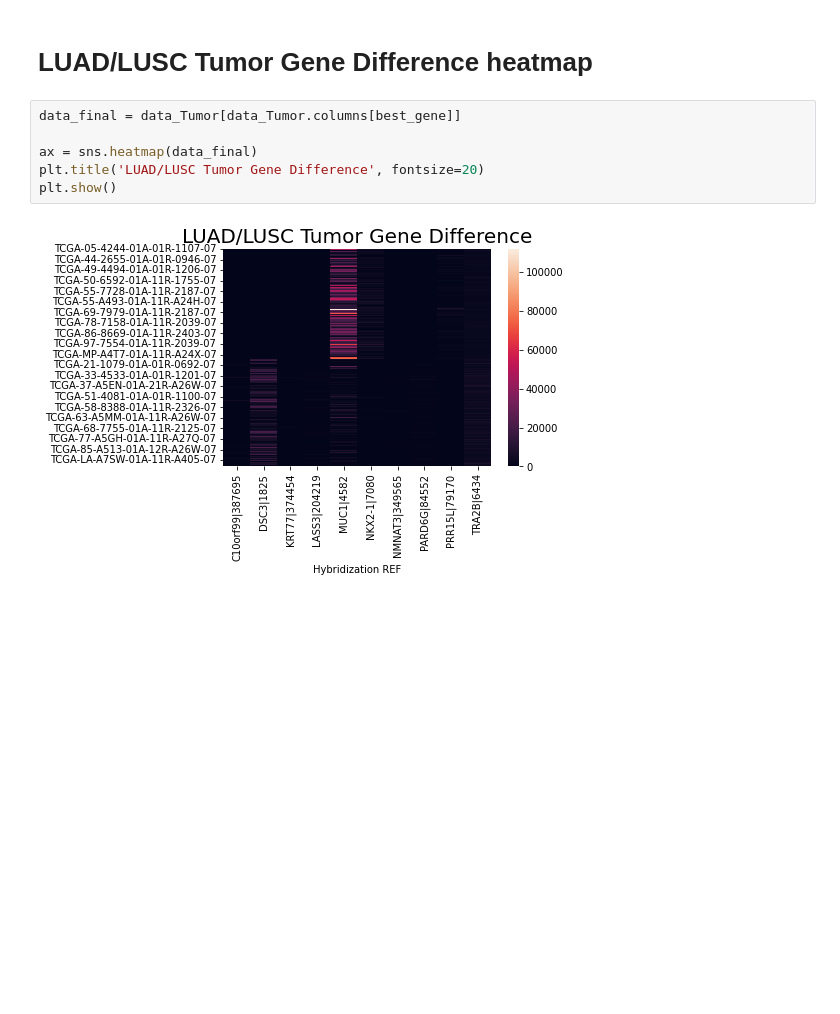
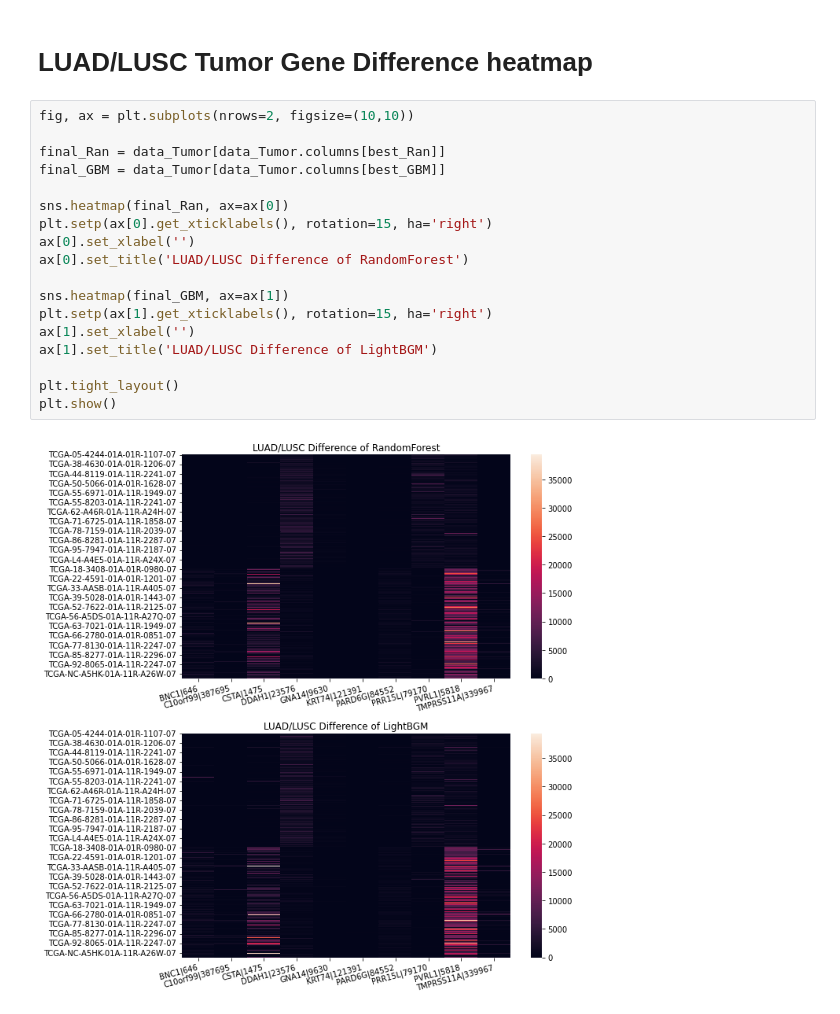
Before and after one commit to meji9086/Biomarker-that-distinguishes-cancer, a Jupyter notebook: TCGA_Data.ipynb, the cells around one changed output. Drawn from its saved outputs; the diff is of its cells as text; blank space fills up the shorter version.

```diff
--- a/TCGA_Data.ipynb
+++ b/TCGA_Data.ipynb
@@ -288,10 +354,22 @@ RMSE':0.23335690592856784
 # %% [markdown]
 # LUAD/LUSC Tumor Gene Difference heatmap
-# %%
-data_final = data_Tumor[data_Tumor.columns[best_gene]]
-
-ax = sns.heatmap(data_final)
-plt.title('LUAD/LUSC Tumor Gene Difference', fontsize=20)
-plt.show()
-# %% [output]
-[figure, removed]
+# %%
+fig, ax = plt.subplots(nrows=2, figsize=(10,10))
+
+final_Ran = data_Tumor[data_Tumor.columns[best_Ran]]
+final_GBM = data_Tumor[data_Tumor.columns[best_GBM]]
+
+sns.heatmap(final_Ran, ax=ax[0])
+plt.setp(ax[0].get_xticklabels(), rotation=15, ha='right')
+ax[0].set_xlabel('')
+ax[0].set_title('LUAD/LUSC Difference of RandomForest')
+
+sns.heatmap(final_GBM, ax=ax[1])
+plt.setp(ax[1].get_xticklabels(), rotation=15, ha='right')
+ax[1].set_xlabel('')
+ax[1].set_title('LUAD/LUSC Difference of LightBGM')
+
+plt.tight_layout()
+plt.show()
+# %% [output]
+[figure, added]
```
Also changed, not shown: parts of 22 cells of this notebook.
